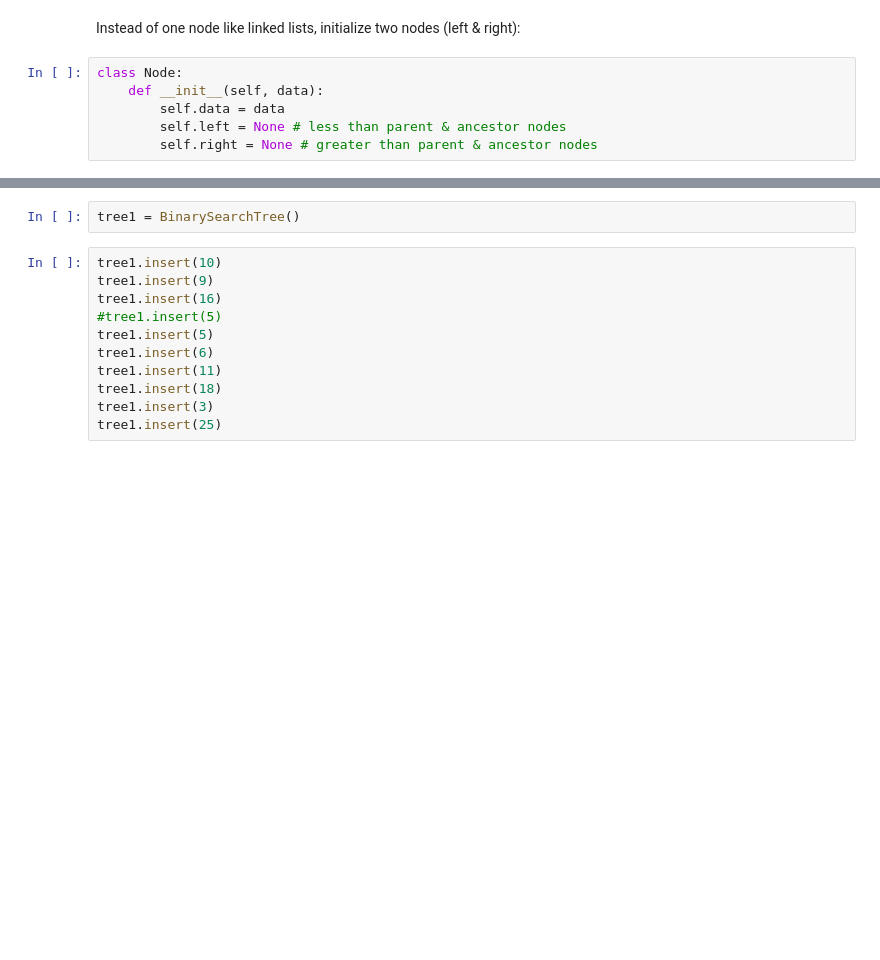
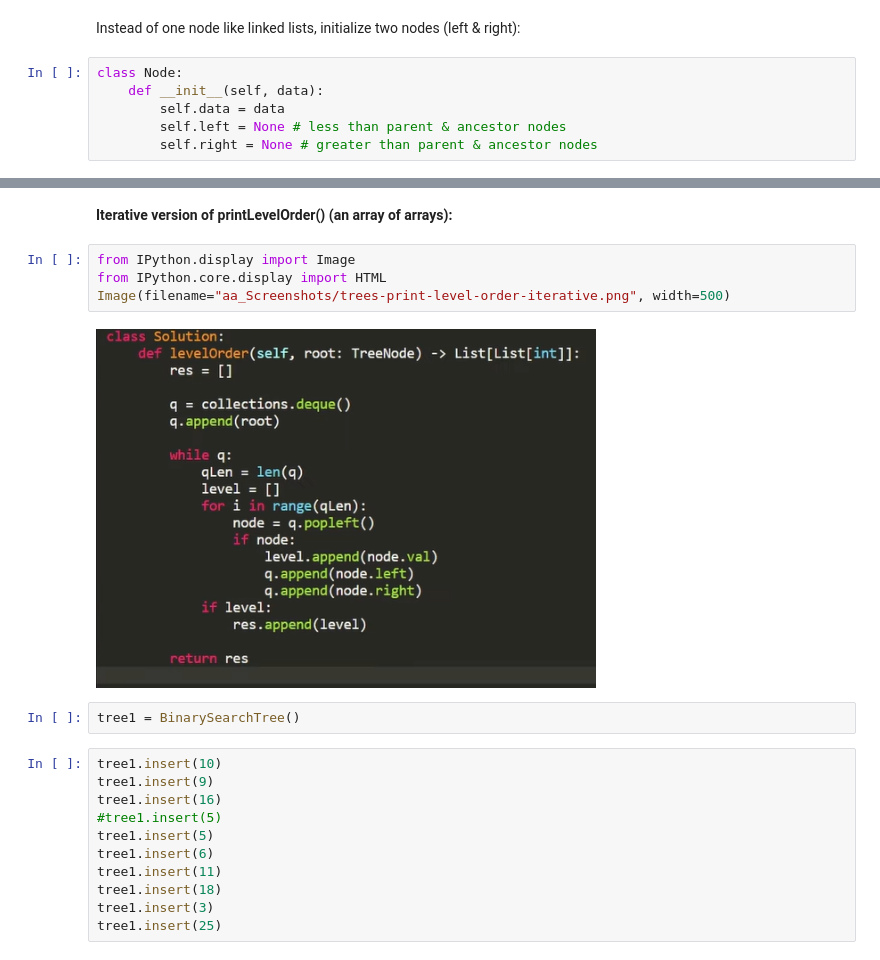
Before and after one commit to priscilla-arinze/Data-Structures-Algorithms-Review, a Jupyter notebook: Data Structure - Trees.ipynb, the cells around one changed output, grey strips where cells are left out. Drawn from its saved outputs; the diff is of its cells as text; blank space fills up the shorter version.

```diff
--- a/Data Structure - Trees.ipynb
+++ b/Data Structure - Trees.ipynb
@@ -666,6 +726,14 @@ class BinarySearchTree:
         self.printInorder(self.getRoot())
 
         return ""
+# %% [markdown]
+__Iterative version of printLevelOrder() (an array of arrays):__
+# %%
+from IPython.display import Image
+from IPython.core.display import HTML
+Image(filename="aa_Screenshots/trees-print-level-order-iterative.png", width=500)
+# %% [output]
+[figure, added]
 # %%
 tree1 = BinarySearchTree()
 # %%
```
Also changed, not shown: parts of 5 cells of this notebook, 2 other files.
